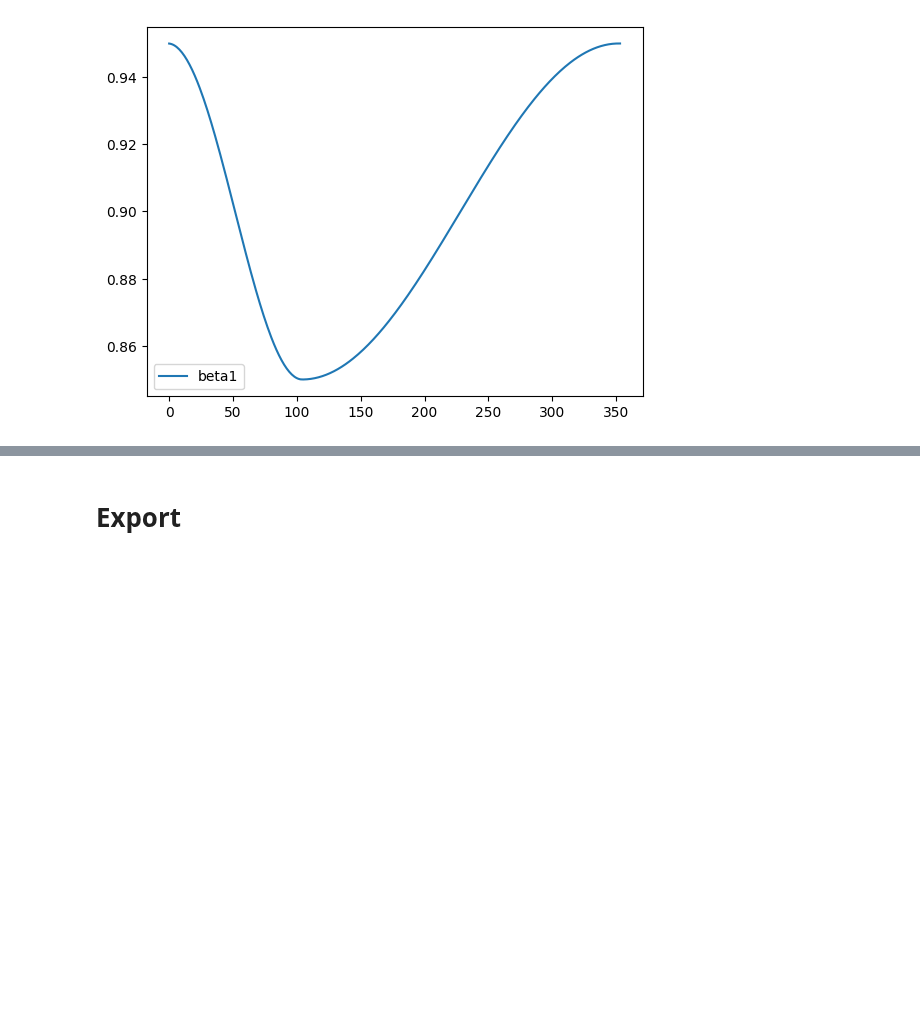
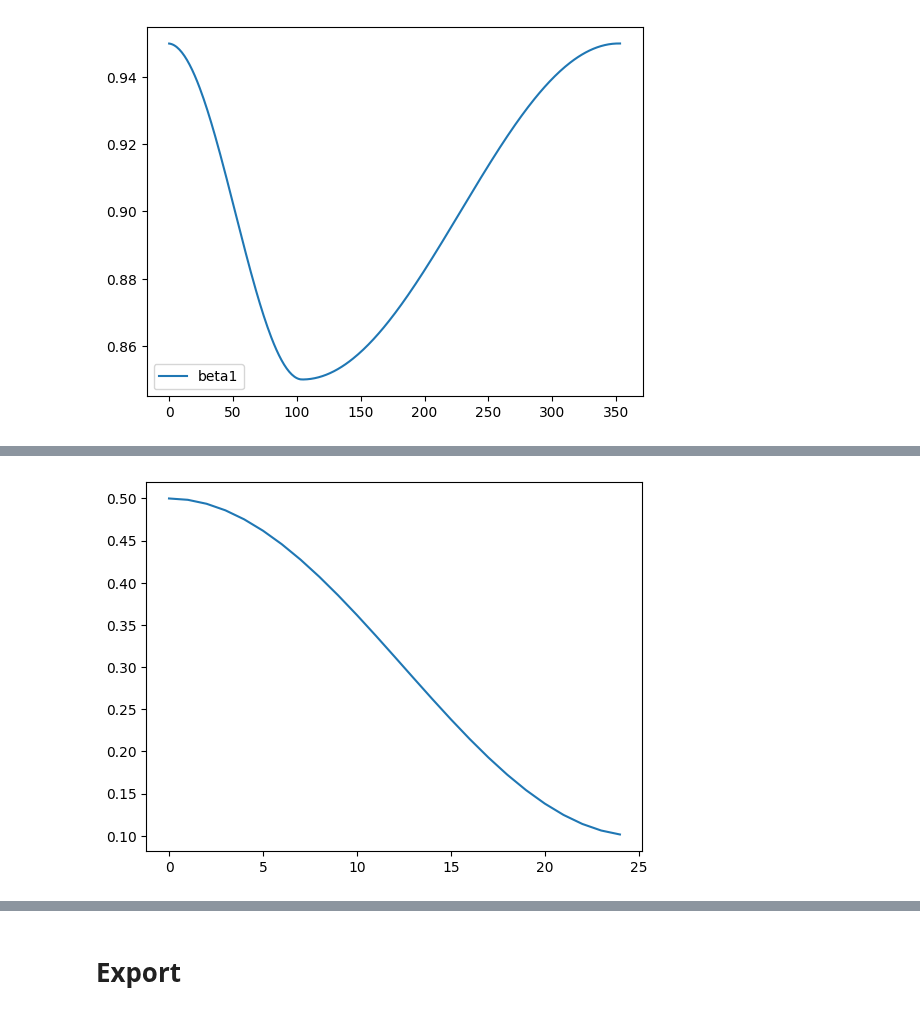
Before and after one commit to daniilgaltsev/fastai_course, a Jupyter notebook: nbs/12_accel_sgd.ipynb, the cells around one changed output, grey strips where cells are left out. Saved outputs shown, nothing was run; the diff lists cells and outputs as text; code cells hidden in the pictures; blank space fills up the shorter version.

```diff
--- a/nbs/12_accel_sgd.ipynb
+++ b/nbs/12_accel_sgd.ipynb
@@ -586,0 +617,4 @@ record.plot()
+# %%
+plt.plot([cosine_anneal(0.5, 0.1, i, 25) for i in range(25)]);
+# %% [output]
+[figure, added]
```
Also changed, not shown: parts of 10 cells of this notebook, 1 other file.
